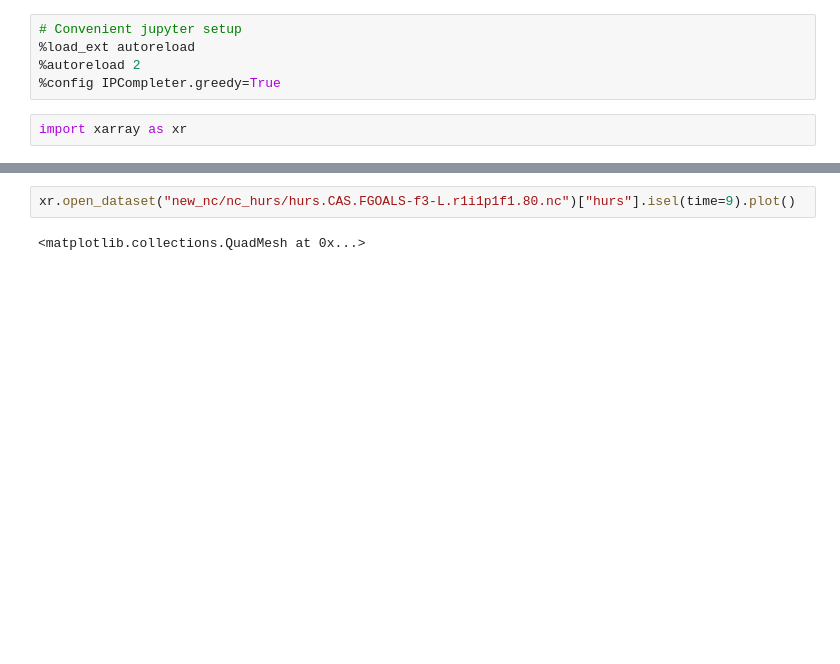
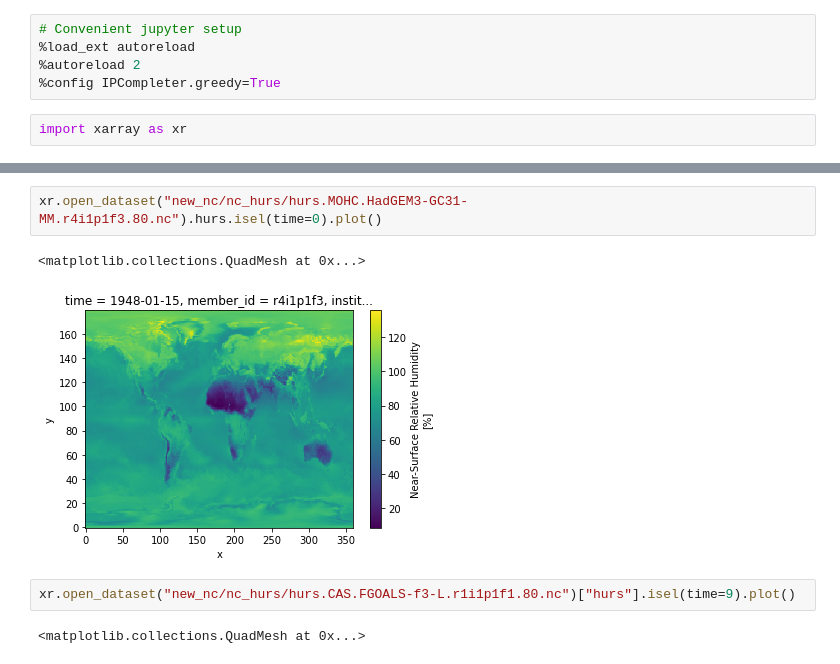
Before and after one commit to sdat2/seager19, a Jupyter notebook: pangeo.ipynb, the cells around one changed output, grey strips where cells are left out. Drawn from its saved outputs; the diff is of its cells as text; blank space fills up the shorter version.

```diff
--- a/pangeo.ipynb
+++ b/pangeo.ipynb
@@ -10,3 +15,8 @@ import xarray as xr
+# %%
+xr.open_dataset("new_nc/nc_hurs/hurs.MOHC.HadGEM3-GC31-MM.r4i1p1f3.80.nc").hurs.isel(time=0).plot()
+# %% [output]
+<matplotlib.collections.QuadMesh at 0x...>
+[figure, added]
 # %%
 xr.open_dataset("new_nc/nc_hurs/hurs.CAS.FGOALS-f3-L.r1i1p1f1.80.nc")["hurs"].isel(time=9).plot()
 # %% [output]
```
Also changed, not shown: parts of 2 cells of this notebook, 2 other files.
